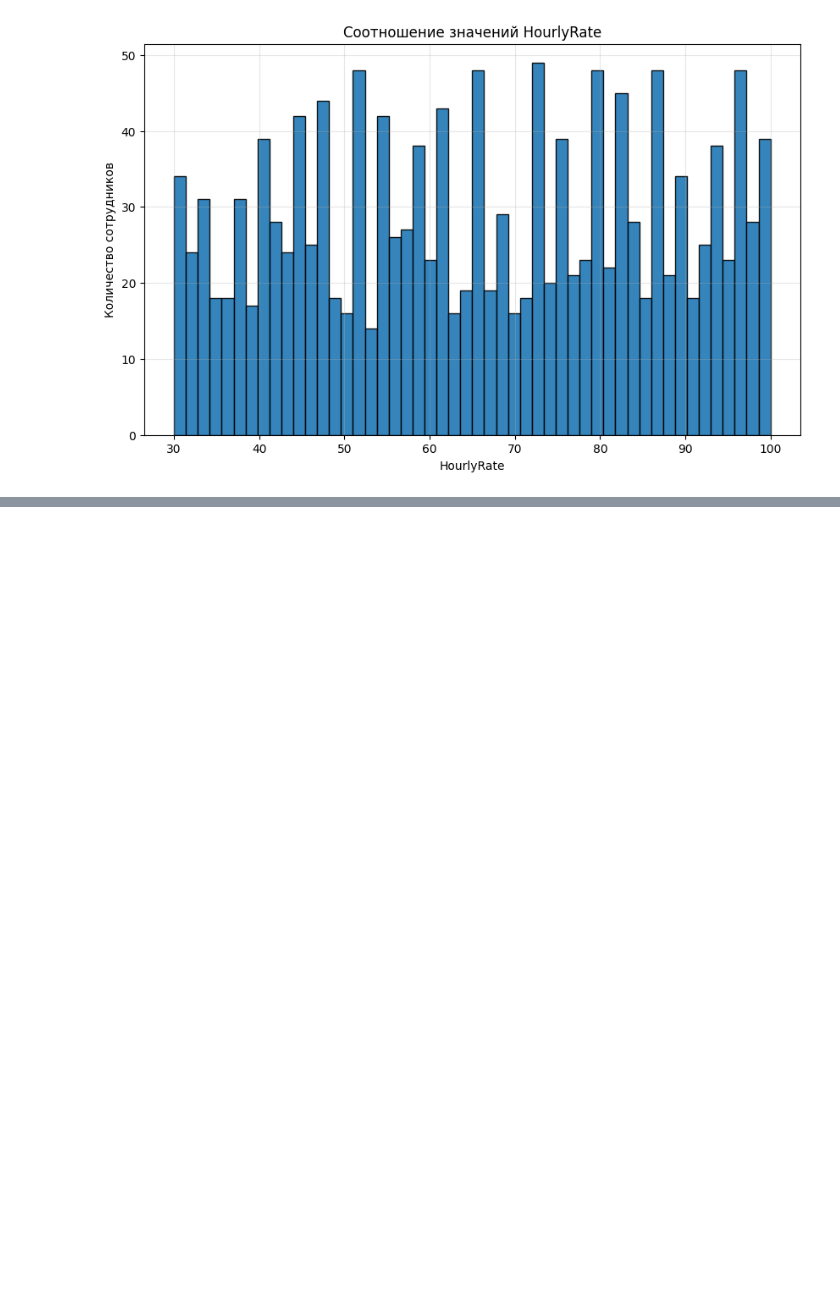
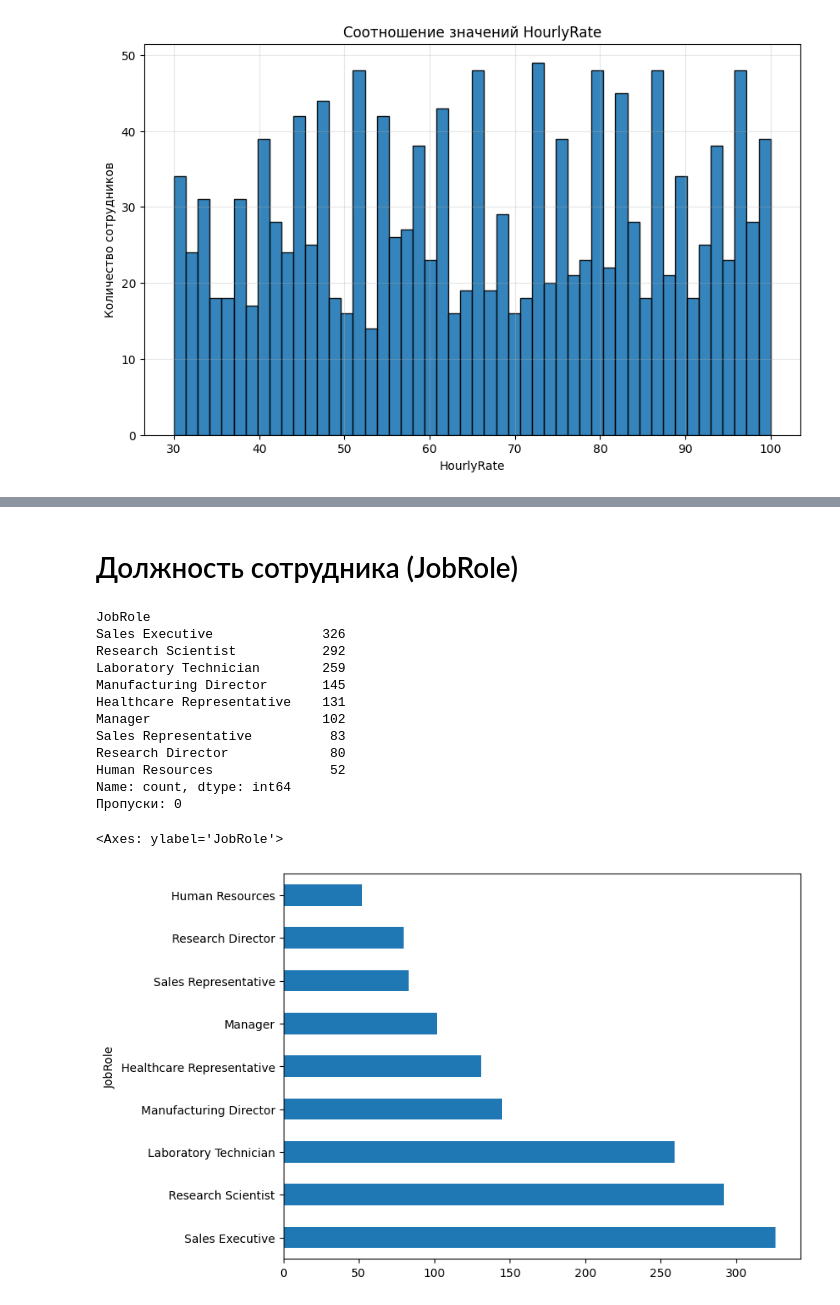
Before and after one commit to svinoczarITMO/s7-da-lab1, a Jupyter notebook: hranalytics.ipynb, the cells around one changed output, grey strips where cells are left out. Drawn from its saved outputs; the diff is of its cells as text; code cells hidden in the pictures; blank space fills up the shorter version.

```diff
--- a/hranalytics.ipynb
+++ b/hranalytics.ipynb
@@ -405,0 +440,22 @@ Name: count, Length: 71, dtype: int64
+# %% [markdown]
+# Должность сотрудника (JobRole)
+# %%
+print(df['JobRole'].value_counts())
+print("Пропуски:", sum(pd.isnull(df['JobRole'])))
+
+df['JobRole'].value_counts().plot(kind='barh', figsize=(8, 6))
+# %% [output]
+JobRole
+Sales Executive              326
+Research Scientist           292
+Laboratory Technician        259
+Manufacturing Director       145
+Healthcare Representative    131
+Manager                      102
+Sales Representative          83
+Research Director             80
+Human Resources               52
+Name: count, dtype: int64
+Пропуски: 0
+<Axes: ylabel='JobRole'>
+[figure, added]
```
Also changed, not shown: parts of 26 cells of this notebook.
